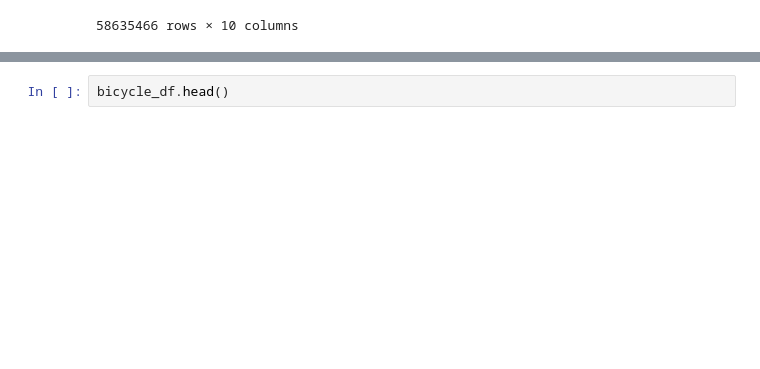
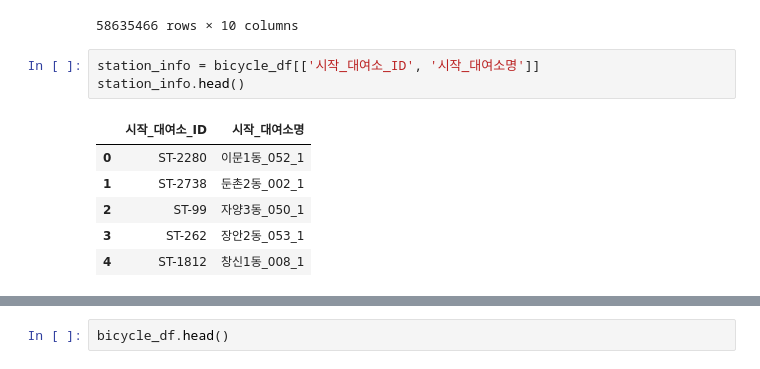
Before and after one commit to official-vvoo/Bicycle-Sharing-System, a Jupyter notebook: preprocessing/EDA_before_preprocess.ipynb, the cells around one changed output, grey strips where cells are left out. Drawn from its saved outputs; the diff is of its cells as text; blank space fills up the shorter version.

```diff
--- a/preprocessing/EDA_before_preprocess.ipynb
+++ b/preprocessing/EDA_before_preprocess.ipynb
@@ -146,3 +146,13 @@ bicycle_df
 | 58635464 | 20220930 | 1 | 2355 | ST-637 | 독산1동_018_1 | ST-2892 | 구로5동_053_1 | 1 | 28 | 4361.01 |
 | 58635465 | 20220930 | 1 | 2355 | ST-1451 | 망우본동_064_1 | ST-561 | 망우본동_030_1 | 1 | 5 | 989.36 |
 58635466 rows × 10 columns
+# %%
+station_info = bicycle_df[['시작_대여소_ID', '시작_대여소명']]
+station_info.head()
+# %% [output]
+|  | 시작_대여소_ID | 시작_대여소명 |
+| 0 | ST-2280 | 이문1동_052_1 |
+| 1 | ST-2738 | 둔촌2동_002_1 |
+| 2 | ST-99 | 자양3동_050_1 |
+| 3 | ST-262 | 장안2동_053_1 |
+| 4 | ST-1812 | 창신1동_008_1 |
```
Also changed, not shown: parts of 2 cells of this notebook, 3 other files.
